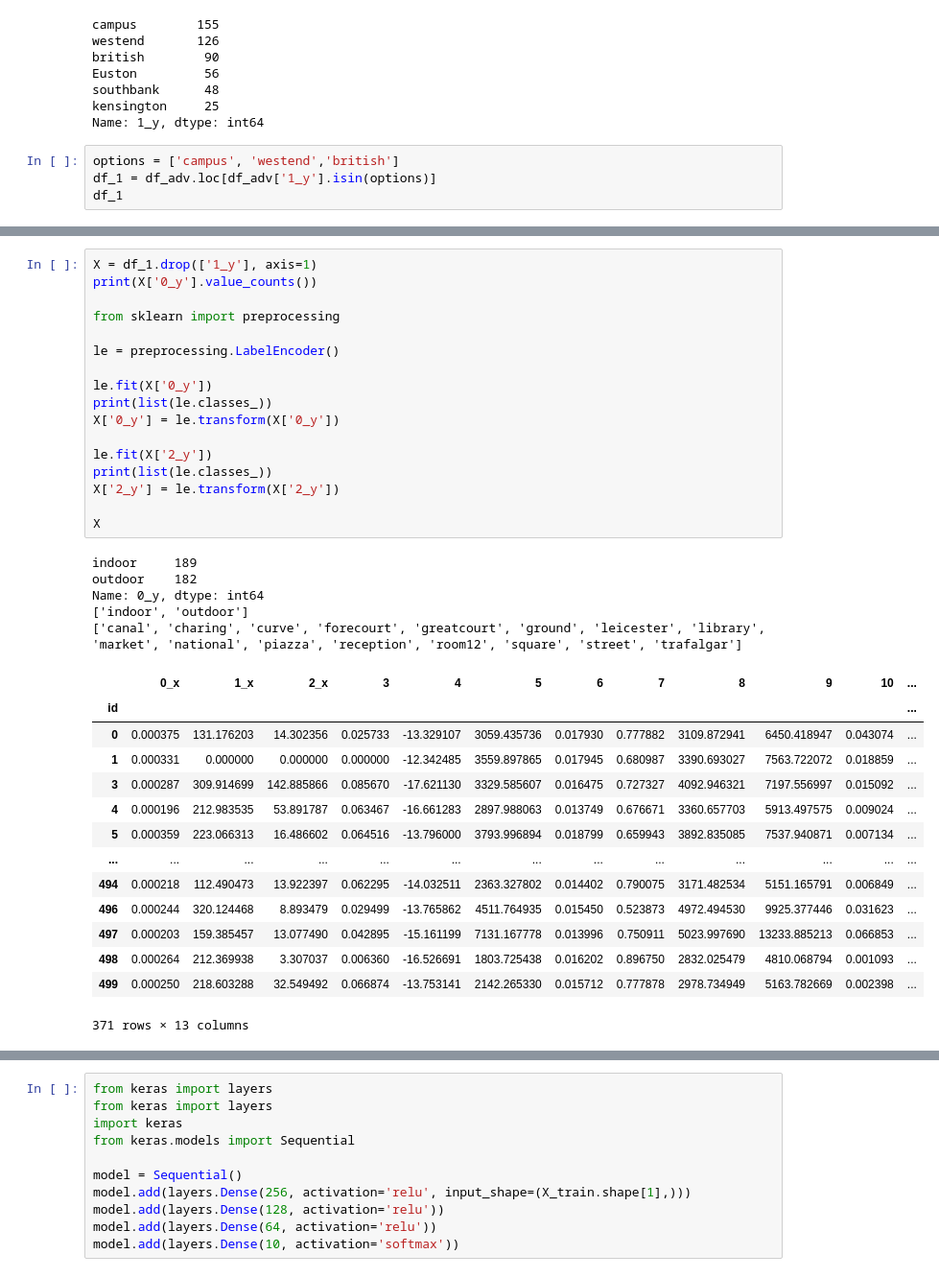
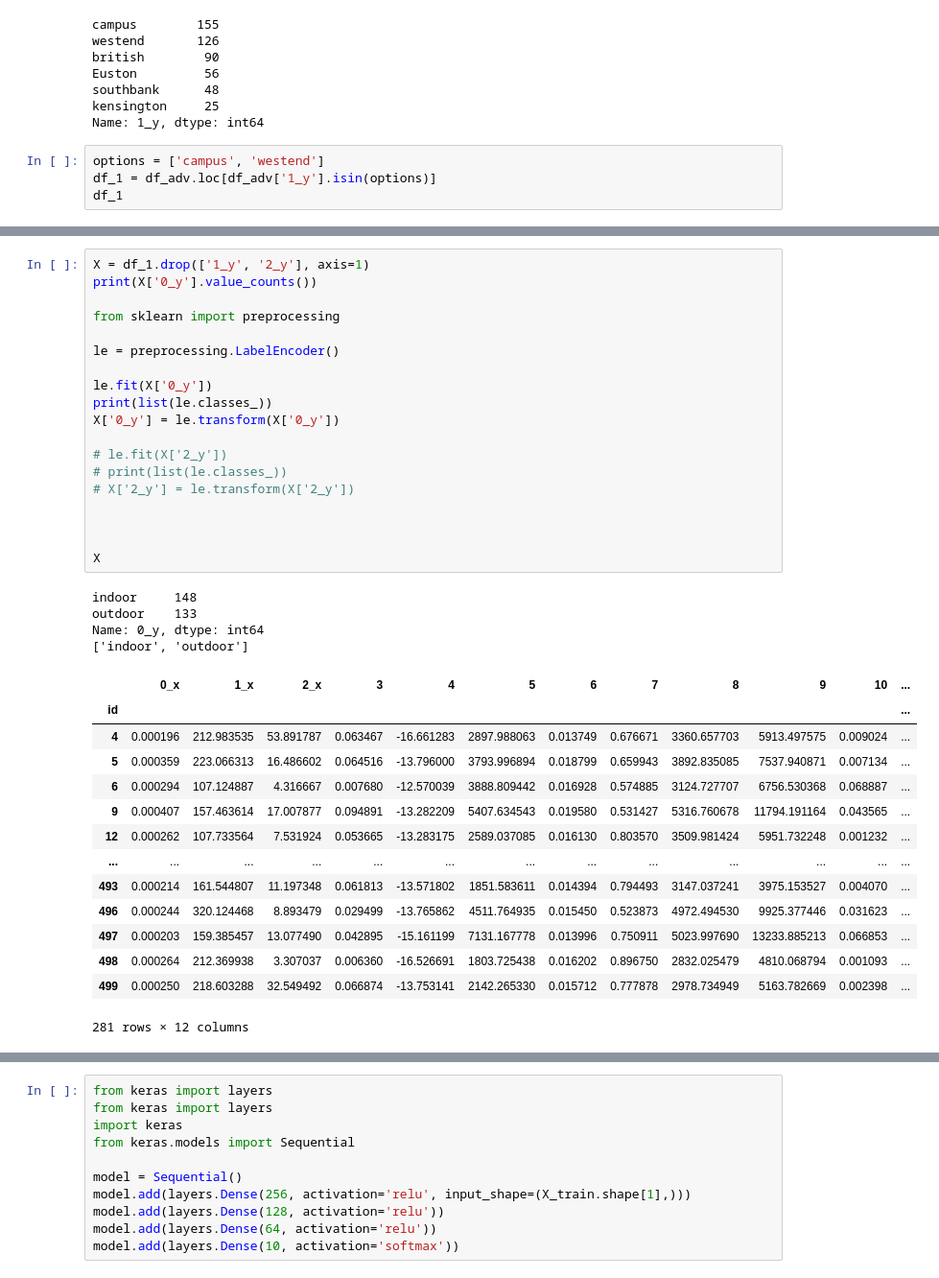
Before and after one commit to arkochatterjee/qmul-mLEnd-project, a Jupyter notebook: advanced.ipynb, the cells around one changed output, grey strips where cells are left out. Shown at 96% size. Cells and saved outputs as stored; diff of their text form.

```diff
--- a/advanced.ipynb
+++ b/advanced.ipynb
@@ -188,7 +224,7 @@ southbank      48
 kensington     25
 Name: 1_y, dtype: int64
 # %%
-options = ['campus', 'westend','british']
+options = ['campus', 'westend']
 df_1 = df_adv.loc[df_adv['1_y'].isin(options)]
 df_1
 # %% [output]
@@ -209,40 +245,41 @@ df_1
 # %%
-X = df_1.drop(['1_y'], axis=1)
+X = df_1.drop(['1_y', '2_y'], axis=1)
 print(X['0_y'].value_counts())
 
 from sklearn import preprocessing
 
 le = preprocessing.LabelEncoder()
 
 le.fit(X['0_y'])
 print(list(le.classes_))
 X['0_y'] = le.transform(X['0_y'])
 
-le.fit(X['2_y'])
-print(list(le.classes_))
-X['2_y'] = le.transform(X['2_y'])
+# le.fit(X['2_y'])
+# print(list(le.classes_))
+# X['2_y'] = le.transform(X['2_y'])
+
+
 
 X
 # %% [output]
-indoor     189
-outdoor    182
+indoor     148
+outdoor    133
 Name: 0_y, dtype: int64
 ['indoor', 'outdoor']
-['canal', 'charing', 'curve', 'forecourt', 'greatcourt', 'ground', 'leicester', 'library', 'market', 'national', 'piazza', 'reception', 'room12', 'square', 'street', 'trafalgar']
 |  | 0_x | 1_x | 2_x | 3 | 4 | 5 | 6 | 7 | 8 | 9 | 10 | ... |
 | id |  |  |  |  |  |  |  |  |  |  |  | ... |
-| 0 | 0.000375 | 131.176203 | 14.302356 | 0.025733 | -13.329107 | 3059.435736 | 0.017930 | 0.777882 | 3109.872941 | 6450.418947 | 0.043074 | ... |
-| 1 | 0.000331 | 0.000000 | 0.000000 | 0.000000 | -12.342485 | 3559.897865 | 0.017945 | 0.680987 | 3390.693027 | 7563.722072 | 0.018859 | ... |
-| 3 | 0.000287 | 309.914699 | 142.885866 | 0.085670 | -17.621130 | 3329.585607 | 0.016475 | 0.727327 | 4092.946321 | 7197.556997 | 0.015092 | ... |
 | 4 | 0.000196 | 212.983535 | 53.891787 | 0.063467 | -16.661283 | 2897.988063 | 0.013749 | 0.676671 | 3360.657703 | 5913.497575 | 0.009024 | ... |
 | 5 | 0.000359 | 223.066313 | 16.486602 | 0.064516 | -13.796000 | 3793.996894 | 0.018799 | 0.659943 | 3892.835085 | 7537.940871 | 0.007134 | ... |
+| 6 | 0.000294 | 107.124887 | 4.316667 | 0.007680 | -12.570039 | 3888.809442 | 0.016928 | 0.574885 | 3124.727707 | 6756.530368 | 0.068887 | ... |
+| 9 | 0.000407 | 157.463614 | 17.007877 | 0.094891 | -13.282209 | 5407.634543 | 0.019580 | 0.531427 | 5316.760678 | 11794.191164 | 0.043565 | ... |
+| 12 | 0.000262 | 107.733564 | 7.531924 | 0.053665 | -13.283175 | 2589.037085 | 0.016130 | 0.803570 | 3509.981424 | 5951.732248 | 0.001232 | ... |
 | ... | ... | ... | ... | ... | ... | ... | ... | ... | ... | ... | ... | ... |
-| 494 | 0.000218 | 112.490473 | 13.922397 | 0.062295 | -14.032511 | 2363.327802 | 0.014402 | 0.790075 | 3171.482534 | 5151.165791 | 0.006849 | ... |
+| 493 | 0.000214 | 161.544807 | 11.197348 | 0.061813 | -13.571802 | 1851.583611 | 0.014394 | 0.794493 | 3147.037241 | 3975.153527 | 0.004070 | ... |
 | 496 | 0.000244 | 320.124468 | 8.893479 | 0.029499 | -13.765862 | 4511.764935 | 0.015450 | 0.523873 | 4972.494530 | 9925.377446 | 0.031623 | ... |
 | 497 | 0.000203 | 159.385457 | 13.077490 | 0.042895 | -15.161199 | 7131.167778 | 0.013996 | 0.750911 | 5023.997690 | 13233.885213 | 0.066853 | ... |
 | 498 | 0.000264 | 212.369938 | 3.307037 | 0.006360 | -16.526691 | 1803.725438 | 0.016202 | 0.896750 | 2832.025479 | 4810.068794 | 0.001093 | ... |
 | 499 | 0.000250 | 218.603288 | 32.549492 | 0.066874 | -13.753141 | 2142.265330 | 0.015712 | 0.777878 | 2978.734949 | 5163.782669 | 0.002398 | ... |
-371 rows × 13 columns
+281 rows × 12 columns
 # %%
 # X = df_1.drop(['1_y', '0_y', '2_y'], axis=1)
 y = df_1['1_y']
```
Also changed, not shown: parts of 26 cells of this notebook, 4 other files.
